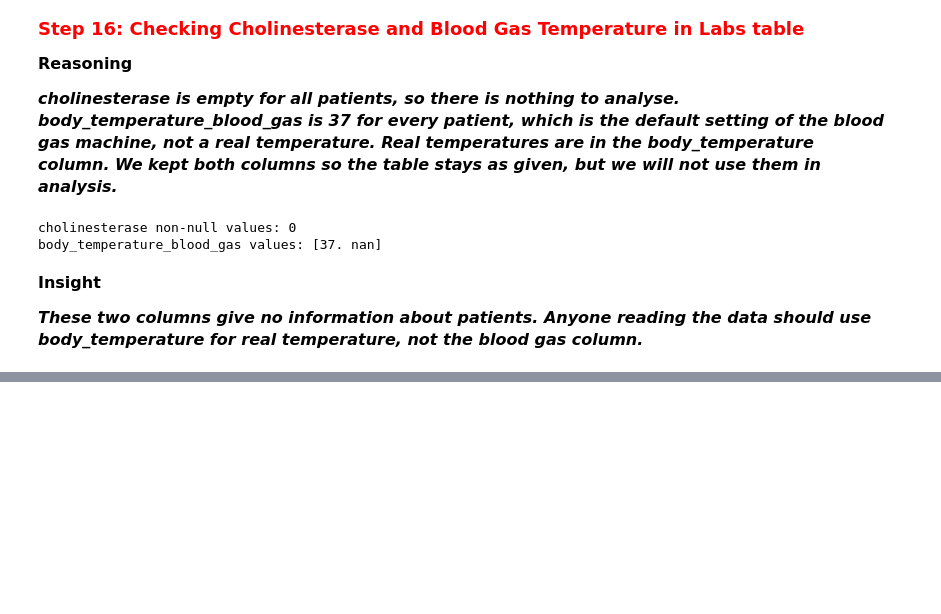
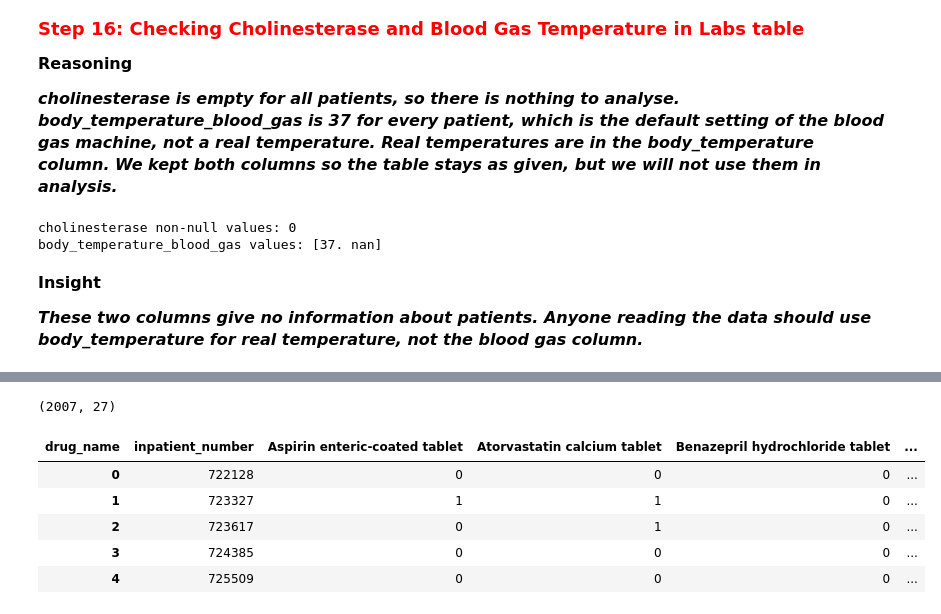
Before and after one commit to SaranyaShanmugam2026/Team2_PythonPioneers_PythonHackathon_Sep_2026, a Jupyter notebook: Team2_PythonPioneers_1.Datacleaning.ipynb, the cells around one changed output, grey strips where cells are left out. Cells and saved outputs as stored; diff of their text form; code cells hidden in the pictures; blank space fills up the shorter version.

```diff
--- a/Team2_PythonPioneers_1.Datacleaning.ipynb
+++ b/Team2_PythonPioneers_1.Datacleaning.ipynb
@@ -662,0 +912,19 @@ These two columns give no information about patients. Anyone reading the data sh
+# %%
+#Pivot: one row per patient, one column per drug
+dfprescriptions_pivot = pd.crosstab(dfprescriptions['inpatient_number'], dfprescriptions['drug_name'])
+dfprescriptions_pivot['total_drugs'] = dfprescriptions_pivot.sum(axis=1)
+dfprescriptions_pivot = dfprescriptions_pivot.reset_index()
+dfprescriptions_pivot.shape
+# %% [output]
+(2007, 27)
+# %%
+#Show all columns of the pivoted table
+pd.set_option('display.max_columns', None)
+dfprescriptions_pivot.head()
+# %% [output]
+| drug_name | inpatient_number | Aspirin enteric-coated tablet | Atorvastatin calcium tablet | Benazepril hydrochloride tablet | ... |
+| 0 | 722128 | 0 | 0 | 0 | ... |
+| 1 | 723327 | 1 | 1 | 0 | ... |
+| 2 | 723617 | 0 | 1 | 0 | ... |
+| 3 | 724385 | 0 | 0 | 0 | ... |
+| 4 | 725509 | 0 | 0 | 0 | ... |
```
Also changed, not shown: parts of 26 cells of this notebook.
